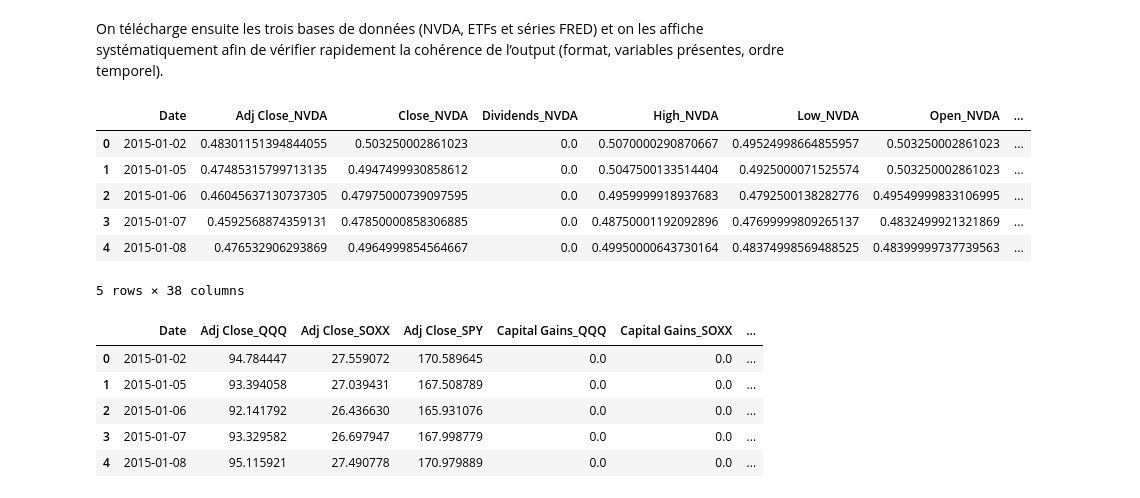
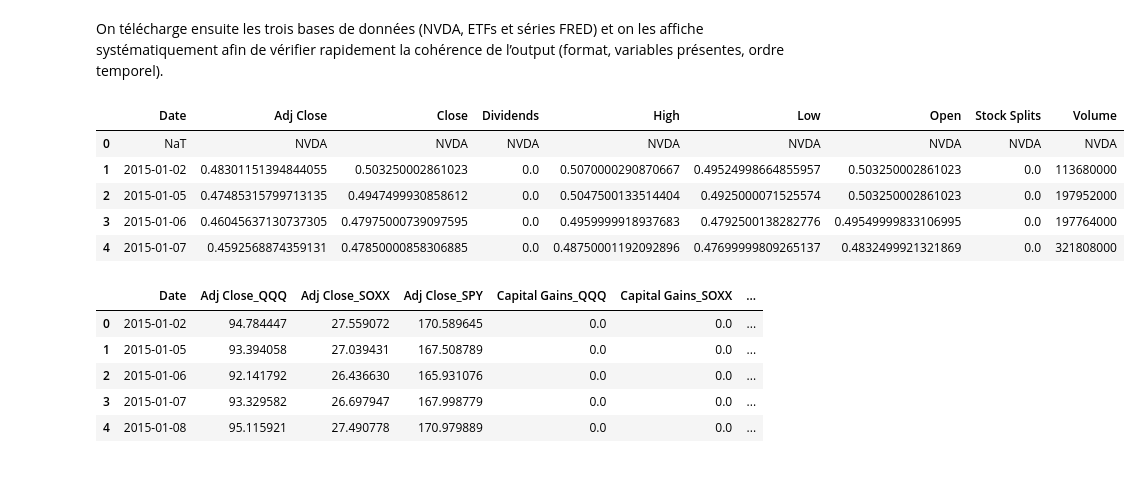
Before and after one commit to JoelKt29/Python-pour-la-data, a Jupyter notebook: Final copy.ipynb, the cells around one changed output. Cells and saved outputs as stored; diff of their text form; code cells hidden in the pictures.

```diff
--- a/Final copy.ipynb
+++ b/Final copy.ipynb
@@ -49,37 +49,36 @@ On télécharge ensuite les trois bases de données (NVDA, ETFs et séries FRED)
 # %%
 ## Téléchargement des données de NVIDIA
 
 #Si le fichier raw existe déjà, on le recharge (évite de retélécharger à chaque exécution)
 if nvda_raw_path.exists():
     nvda_data = pd.read_csv(nvda_raw_path, parse_dates=["Date"])
 
 #Sinon, on télécharge NVDA via Yahoo
 else:
     nvda_data = yf.download(
         ticker,
         start=start_date,
         end=end_date,
         interval="1d",
         auto_adjust=False,
         actions=True,
         progress=False
     ).reset_index()
 
-    nvda_data_2 = nvda_data.rename(columns={c: f"{c}_{ticker}" for c in nvda_data.columns if c != "Date"})
+    nvda_data = nvda_data.rename(columns={c: f"{c}_{ticker}" for c in nvda_data.columns if c != "Date"})
 
     #Save en cache pour la reproductibilité
     nvda_data.to_csv(nvda_raw_path, index=False)
 
 #Affihcage de contrôle de la cellue
-nvda_data_2.head()
+nvda_data.head()
 # %% [output]
-|  | Date | Adj Close_NVDA | Close_NVDA | Dividends_NVDA | High_NVDA | Low_NVDA | Open_NVDA | ... |
-| 0 | 2015-01-02 | 0.48301151394844055 | 0.503250002861023 | 0.0 | 0.5070000290870667 | 0.49524998664855957 | 0.503250002861023 | ... |
-| 1 | 2015-01-05 | 0.47485315799713135 | 0.4947499930858612 | 0.0 | 0.5047500133514404 | 0.4925000071525574 | 0.503250002861023 | ... |
-| 2 | 2015-01-06 | 0.46045637130737305 | 0.47975000739097595 | 0.0 | 0.4959999918937683 | 0.4792500138282776 | 0.49549999833106995 | ... |
-| 3 | 2015-01-07 | 0.4592568874359131 | 0.47850000858306885 | 0.0 | 0.48750001192092896 | 0.47699999809265137 | 0.4832499921321869 | ... |
-| 4 | 2015-01-08 | 0.476532906293869 | 0.4964999854564667 | 0.0 | 0.49950000643730164 | 0.48374998569488525 | 0.48399999737739563 | ... |
+|  | Date | Adj Close | Close | Dividends | High | Low | Open | Stock Splits | Volume |
+| 0 | NaT | NVDA | NVDA | NVDA | NVDA | NVDA | NVDA | NVDA | NVDA |
+| 1 | 2015-01-02 | 0.48301151394844055 | 0.503250002861023 | 0.0 | 0.5070000290870667 | 0.49524998664855957 | 0.503250002861023 | 0.0 | 113680000 |
+| 2 | 2015-01-05 | 0.47485315799713135 | 0.4947499930858612 | 0.0 | 0.5047500133514404 | 0.4925000071525574 | 0.503250002861023 | 0.0 | 197952000 |
+| 3 | 2015-01-06 | 0.46045637130737305 | 0.47975000739097595 | 0.0 | 0.4959999918937683 | 0.4792500138282776 | 0.49549999833106995 | 0.0 | 197764000 |
+| 4 | 2015-01-07 | 0.4592568874359131 | 0.47850000858306885 | 0.0 | 0.48750001192092896 | 0.47699999809265137 | 0.4832499921321869 | 0.0 | 321808000 |
-5 rows × 38 columns
 # %%
 ## Téléchargment de ETFs + FRED
 
```
Also changed, not shown: parts of 19 cells of this notebook, 3 other files.
